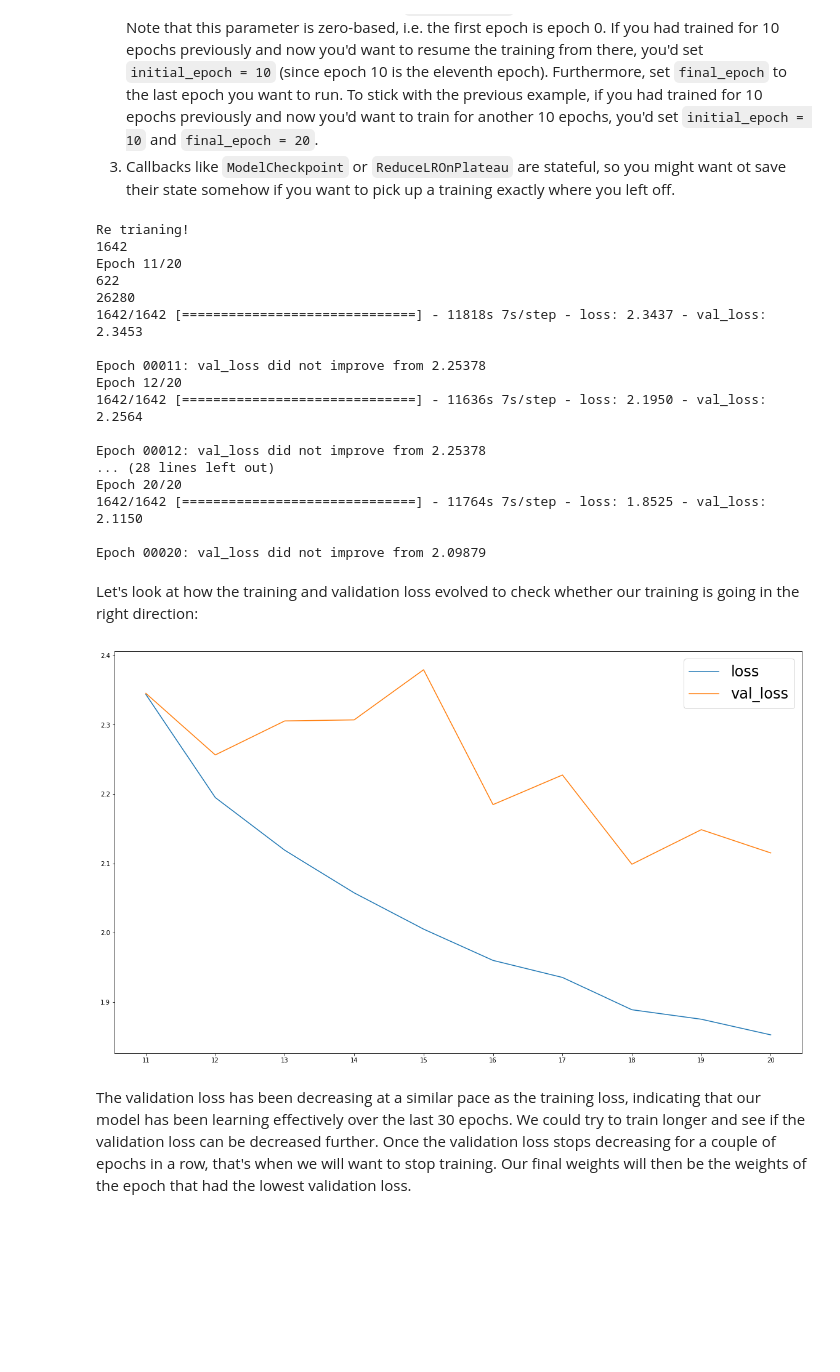
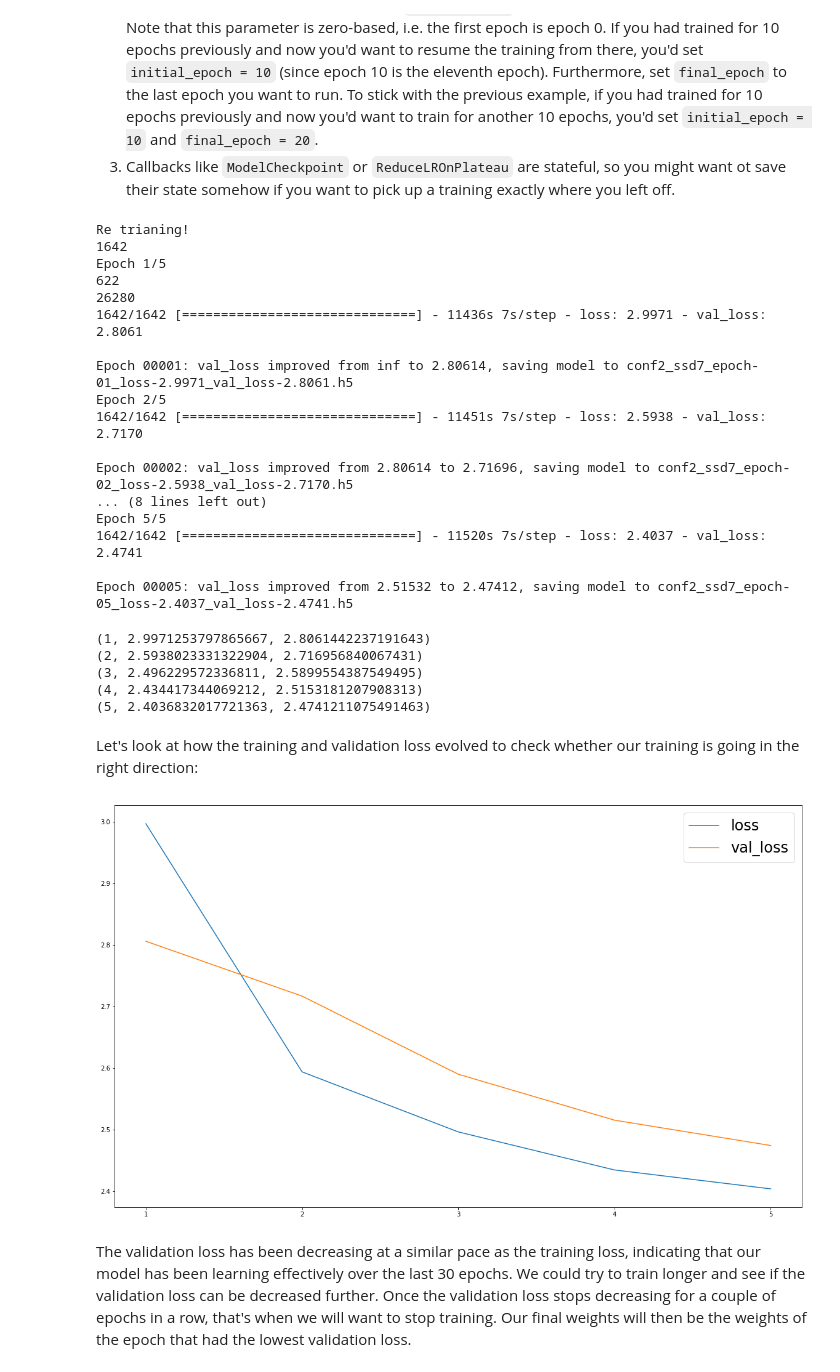
Before and after one commit to Kalinga/ML, a Jupyter notebook: ssd_keras_caltech/ssd7_training.ipynb, the cells around one changed output. Drawn from its saved outputs; the diff is of its cells as text; code cells hidden in the pictures; blank space fills up the shorter version.

Commit message:
conf 1

```diff
--- a/ssd_keras_caltech/ssd7_training.ipynb
+++ b/ssd_keras_caltech/ssd7_training.ipynb
@@ -109,8 +110,8 @@ model = build_model(image_size=(img_height, img_width, img_channels),
                     mode='training',
                     l2_regularization=0.0005,
                     scales=scales,
-                    aspect_ratios_global=aspect_ratios,
-                    aspect_ratios_per_layer=None,
+                    aspect_ratios_global=None,
+                    aspect_ratios_per_layer=aspect_ratios,
                     two_boxes_for_ar1=two_boxes_for_ar1,
                     steps=steps,
                     offsets=offsets,
@@ -122,7 +123,7 @@ model = build_model(image_size=(img_height, img_width, img_channels),
 
 # 2: Optional: Load some weights
 
-model.load_weights('./conf0_ssd7_epoch-10_loss-2.1519_val_loss-2.2538.h5', by_name=True)
+#model.load_weights('./conf0_ssd7_epoch-10_loss-2.1519_val_loss-2.2538.h5', by_name=True)
 # 3: Instantiate an Adam optimizer and the SSD loss function (moved out!) and compile the model
 
 adam = Adam(lr=0.001, beta_1=0.9, beta_2=0.999, epsilon=1e-08, decay=5e-04)
@@ -266,7 +267,8 @@ ssd_input_encoder = SSDInputEncoder(img_height=img_height,
                                     n_classes=n_classes,
                                     predictor_sizes=predictor_sizes,
                                     scales=scales,
-                                    aspect_ratios_global=aspect_ratios,
+                                    aspect_ratios_global=None,
+                                    aspect_ratios_per_layer=aspect_ratios,
                                     two_boxes_for_ar1=two_boxes_for_ar1,
                                     steps=steps,
                                     offsets=offsets,
@@ -304,7 +306,7 @@ I'll set a few Keras callbacks below, one for early stopping, one to reduce the
 # Define model callbacks.
 
 # TODO: Set the filepath under which you want to save the weights.
-model_checkpoint = ModelCheckpoint(filepath='conf0_ssd7_epoch-{epoch:02d}_loss-{loss:.4f}_val_loss-{val_loss:.4f}.h5',
+model_checkpoint = ModelCheckpoint(filepath='conf2_ssd7_epoch-{epoch:02d}_loss-{loss:.4f}_val_loss-{val_loss:.4f}.h5',
                                    monitor='val_loss',
                                    verbose=1,
                                    save_best_only=True,
@@ -348,8 +350,8 @@ In order to only run a partial training and resume smoothly later on, there are
 retrain = True
 if retrain:
     print("Re trianing!")
-    initial_epoch   = 10
-    final_epoch     = 20
+    initial_epoch   = 0
+    final_epoch     = 5
     steps_per_epoch = ceil(train_dataset_size/batch_size) - 1
     #steps_per_epoch = 1000
     print(steps_per_epoch)
@@ -368,39 +370,54 @@ else:
 # %% [output]
 Re trianing!
 1642
-Epoch 11/20
+Epoch 1/5
 622
 26280
-1642/1642 [==============================] - 11818s 7s/step - loss: 2.3437 - val_loss: 2.3453
+1642/1642 [==============================] - 11436s 7s/step - loss: 2.9971 - val_loss: 2.8061
 
-Epoch 00011: val_loss did not improve from 2.25378
-Epoch 12/20
-1642/1642 [==============================] - 11636s 7s/step - loss: 2.1950 - val_loss: 2.2564
+Epoch 00001: val_loss improved from inf to 2.80614, saving model to conf2_ssd7_epoch-01_loss-2.9971_val_loss-2.8061.h5
+Epoch 2/5
+1642/1642 [==============================] - 11451s 7s/step - loss: 2.5938 - val_loss: 2.7170
 
-Epoch 00012: val_loss did not improve from 2.25378
-... (28 lines left out)
-Epoch 20/20
-1642/1642 [==============================] - 11764s 7s/step - loss: 1.8525 - val_loss: 2.1150
+Epoch 00002: val_loss improved from 2.80614 to 2.71696, saving model to conf2_ssd7_epoch-02_loss-2.5938_val_loss-2.7170.h5
+... (8 lines left out)
+Epoch 5/5
+1642/1642 [==============================] - 11520s 7s/step - loss: 2.4037 - val_loss: 2.4741
 
-Epoch 00020: val_loss did not improve from 2.09879
+Epoch 00005: val_loss improved from 2.51532 to 2.47412, saving model to conf2_ssd7_epoch-05_loss-2.4037_val_loss-2.4741.h5
+# %%
+xi = [i for i in range(initial_epoch + 1, final_epoch + 1)]
+#print(xi)
+#print( history.history['loss'])
+#print( history.history['val_loss'])
+z = zip(xi, history.history['loss'], history.history['val_loss'] )
+for e in (z):
+    print (e)
+# %% [output]
+(1, 2.9971253797865667, 2.8061442237191643)
+(2, 2.5938023331322904, 2.716956840067431)
+(3, 2.496229572336811, 2.5899554387549495)
+(4, 2.434417344069212, 2.5153181207908313)
+(5, 2.4036832017721363, 2.4741211075491463)
 # %% [markdown]
 Let's look at how the training and validation loss evolved to check whether our training is going in the right direction:
 # %%
 if retrain:
-    x = [i for i in range(initial_epoch + 1, final_epoch + 1)]
-    xi = [i for i in range(initial_epoch + 1, final_epoch + 1)]
+    x = [i for i in range(initial_epoch + 1, 6)]
+    xi = [i for i in range(initial_epoch + 1, 6)]
 
     plt.figure(figsize=(20,12))
+
     plt.plot(xi, history.history['loss'], label='loss')
     plt.plot(xi, history.history['val_loss'], label='val_loss')
     plt.xticks(xi, x)
 
     plt.legend(loc='upper right', prop={'size': 24});
-    plt.savefig("loss-val_loss_10_20epochs.png")
+    plt.savefig("conf2-loss-val_loss_0_5epochs.png")
 
     plt.show()
 # %% [output]
-[figure, old version]
+[figure, new version]
 # %% [markdown]
 The validation loss has been decreasing at a similar pace as the training loss, indicating that our model has been learning effectively over the last 30 epochs. We could try to train longer and see if the validation loss can be decreased further. Once the validation loss stops decreasing for a couple of epochs in a row, that's when we will want to stop training. Our final weights will then be the weights of the epoch that had the lowest validation loss.
 # %% [markdown]
```
Also changed, not shown: parts of 1 cell of this notebook, 4 other files.
